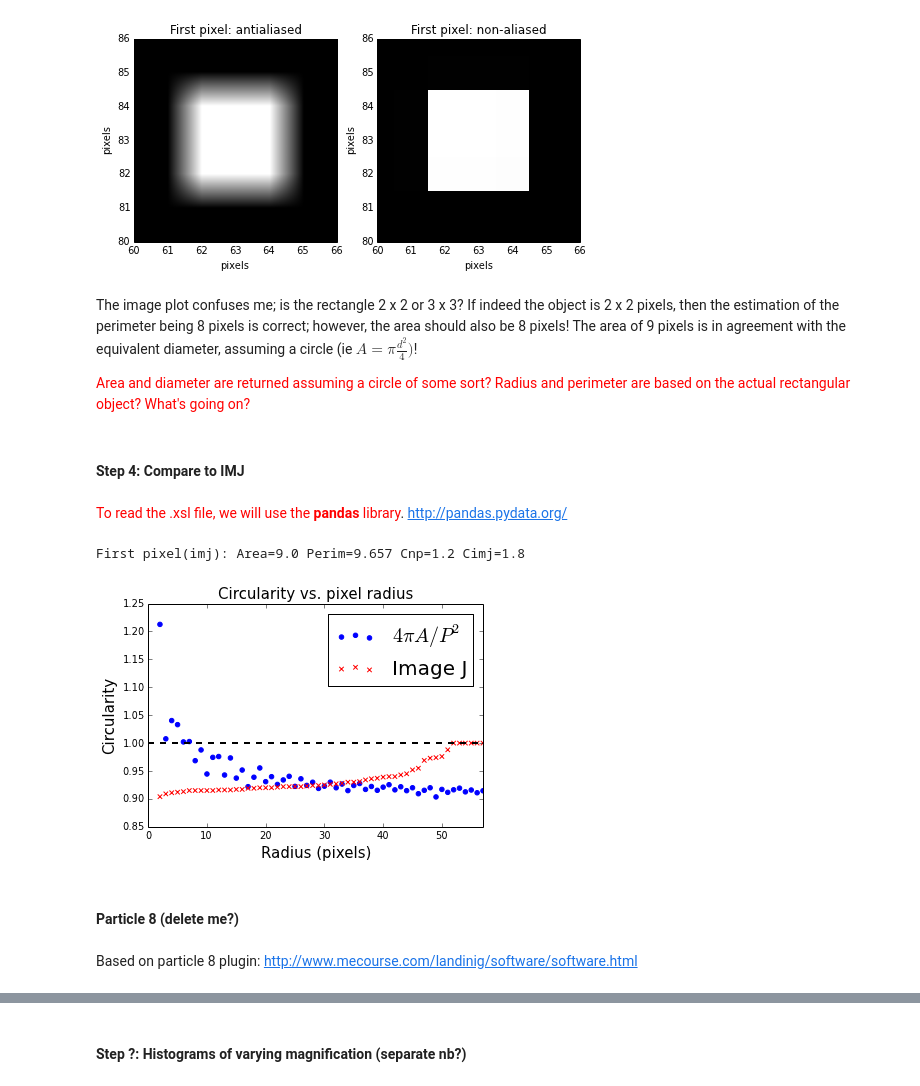
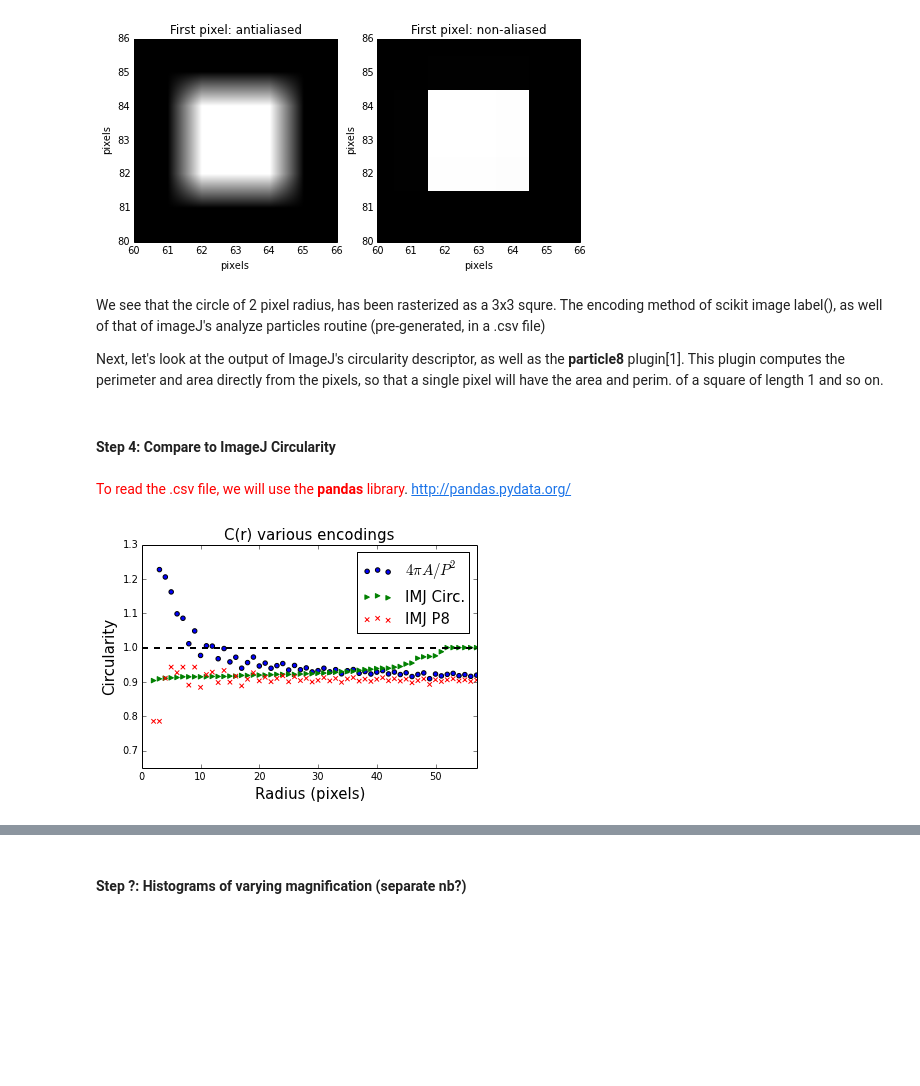
Before and after one commit to hughesadam87/imgproc_supplemental, a Jupyter notebook: Notebooks/digitization.ipynb, the cells around one changed output, grey strips where cells are left out. Drawn from its saved outputs; the diff is of its cells as text; code cells hidden in the pictures; blank space fills up the shorter version.

```diff
--- a/Notebooks/digitization.ipynb
+++ b/Notebooks/digitization.ipynb
@@ -14,6 +25,11 @@ Of course, the real value will depend on how the objects are rastuerized, and on
 from pyparty import Canvas, splot, showim
 from pyparty.bundled import load_style
 load_style('louic')
+
+import os.path as op
+def digdir(path):
+    """ Set relative path to digitization folder to use files/images therein"""
+    return op.join( '../images/Digitization/', path)
 # %% [markdown]
 #### Step 1:  Create a gray canvas with a large grid spacing, then populate the grid centers with circles of radii 2-57 pixels.
 # %%
@@ -96,45 +112,39 @@ print 'area = %spx^2;  radius = %spx;  diam_equiv = %.1fpx; perim = %.1fpx' \
 # %% [output]
 area = 9.0px^2;  radius = 2px;  diam_equiv = 3.4px; perim = 8.0px
 [figure]
-# %% [markdown]
-The image plot confuses me; is the rectangle 2 x 2 or 3 x 3?  If indeed the object is 2 x 2 pixels, then the estimation of the perimeter being 8 pixels is correct; however, the area should also be 8 pixels!  The area of 9 pixels is in agreement with the equivalent diameter, assuming a circle (ie $A = \pi \frac{d^2}{4})$!
-
-<font color='red'>Area and diameter are returned assuming a circle of some sort?  Radius and perimeter are based on the actual rectangular object?  What's going on?</font>
+# %% [markdown]
+We see that the circle of 2 pixel radius, has been rasterized as a 3x3 squre.  The encoding method of scikit image label(), as well of that of imageJ's analyze particles routine (pre-generated, in a .csv file)
+
+Next, let's look at the output of ImageJ's circularity descriptor, as well as the **particle8** plugin[1].   This plugin computes the perimeter and area directly from the pixels, so that a single pixel will have the area and perim. of a square of length 1 and so on.
 # %% [markdown]
-#### Step 4: Compare to IMJ
+#### Step 4: Compare to ImageJ Circularity
 # %% [markdown]
-<font color='red'>To read the .xsl file, we will use the **pandas** library</font>.
+<font color='red'>To read the .csv file, we will use the **pandas** library</font>.
 http://pandas.pydata.org/
 # %%
 import pandas as pd
 
-data = pd.read_csv('/home/glue/Desktop/imgproc_supplemental/images/Digitization/imgj.csv', sep='\t')
-dp = np.array(sorted(data['Perim.']))
-da = np.array(sorted(data.Area))
-dcirc = np.array(sorted(data['Circ.']))
+# ImageJ Circularity
+imjdata = pd.read_csv(digdir('imgj.csv'), sep='\t')
+imj_circ = np.array(sorted(imjdata['Circ.']))
+
+# ImageJ Particle8 Data
+p8data = pd.read_csv(digdir('particle8.csv'), sep='\t')
+p8_perim = np.array(sorted(p8data['Perim']))
+p8_area = np.array(sorted(p8data['Area']))
+p8_circ  = circularity(p8_area, p8_perim)
 # %%
-#Compute circularity
-c2 = circularity(da, dp)
-print 'First pixel(imj): Area=%.1f Perim=%s Cnp=%.1f Cimj=%.1f' % \
-    (da[0], dp[0], circularity(da[0], dp[0]), circ[0])
-
-pixels = c.radius
-pmin, pmax = 0, pixels.max()
-
-plt.scatter(pixels, c2, color='b')
-plt.scatter(pixels, dcirc, color='r', marker='x')
+plt.scatter(pixels, circ)
+plt.scatter(pixels, imj_circ, color='g', marker='>')
+plt.scatter(pixels, p8_circ, color='r', marker='x')
 
 plt.hlines(1, pmin, pmax, lw=2, linestyles='--')
 plt.xlim(pmin, pmax)
-plt.legend(('$4\pi A/P^2$', 'Image J'), prop={'size':20})
+plt.ylim(0.65, 1.3)
+plt.legend(('$4\pi A/P^2$', 'IMJ Circ.', 'IMJ P8'), prop={'size':15})
 plt.xlabel("Radius (pixels)", size=15)
 plt.ylabel("Circularity", size=15)
-plt.title("Circularity vs. pixel radius", size=15);
-#plt.savefig('/home/glue/Desktop/imgproc_supplemental/images/Digitization/circ_imj');
+plt.title("C(r) various encodings", size=15);
+#plt.savefig(igitization/circ_imj');
 # %% [output]
-First pixel(imj): Area=9.0 Perim=9.657 Cnp=1.2 Cimj=1.8
-[figure, old version]
+[figure, new version]
-# %% [markdown]
-#### Particle 8 (delete me?)
-# %% [markdown]
-Based on particle 8 plugin: http://www.mecourse.com/landinig/software/software.html
```
Also changed, not shown: parts of 19 cells of this notebook, 2 other files.
